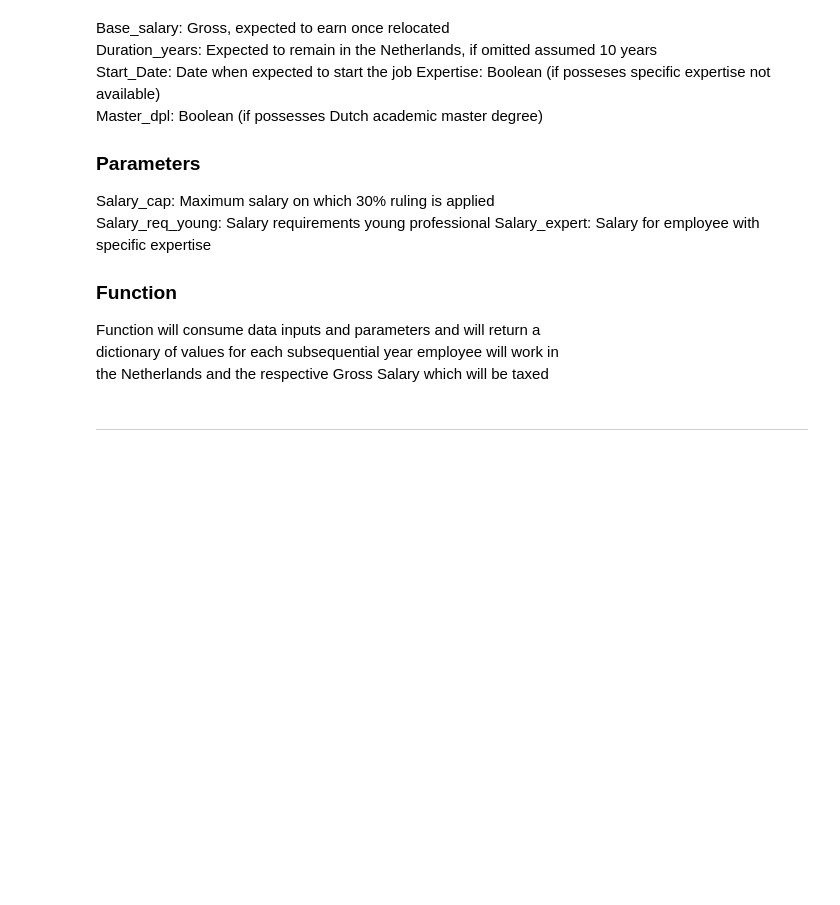
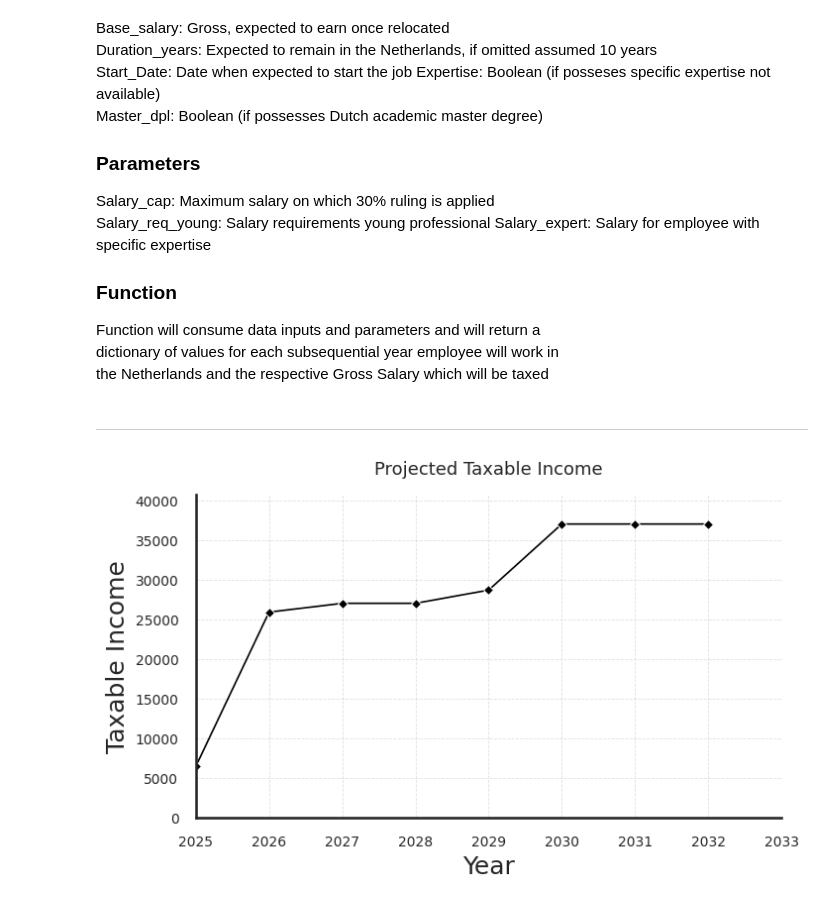
Before and after one commit to giulianodileo/dutch-salary-estimator-llm, a Jupyter notebook: notebooks/Calculation_expat_ruling.ipynb, the cells around one changed output. Cells and saved outputs as stored; diff of their text form; code cells hidden in the pictures; blank space fills up the shorter version.

```diff
--- a/notebooks/Calculation_expat_ruling.ipynb
+++ b/notebooks/Calculation_expat_ruling.ipynb
@@ -203,0 +192,29 @@ draw(my_dict)
+# %%
+sns.set_theme(style="white", context="talk")
+
+# Line with diamond markers
+g = sns.relplot(
+    data=df, kind="line",
+    x="Year", y="Taxable Income",
+    linewidth=1.2, color="black",
+    marker="D",                 # diamond marker
+    markersize=5,               # smaller, subtle size
+    height=4.5, aspect=1.7
+)
+
+# Refine axes
+ax = g.ax
+ax.set_xlim(df["Year"].min(), df["Year"].max()+1)
+ax.set_ylim(0, df["Taxable Income"].max() * 1.1)
+
+ax.set_xlabel("Year")
+ax.set_ylabel("Taxable Income")
+ax.set_title("Projected Taxable Income", fontsize=13, weight="medium", pad=15)
+
+# Subtle grid + ticks
+ax.grid(True, which="major", linestyle="--", linewidth=0.6, alpha=0.6)
+ax.tick_params(axis="both", which="major", labelsize=10, direction="out")
+
+plt.show()
+# %% [output]
+[figure, added]
```
Also changed, not shown: parts of 3 cells of this notebook, 1 other file.
